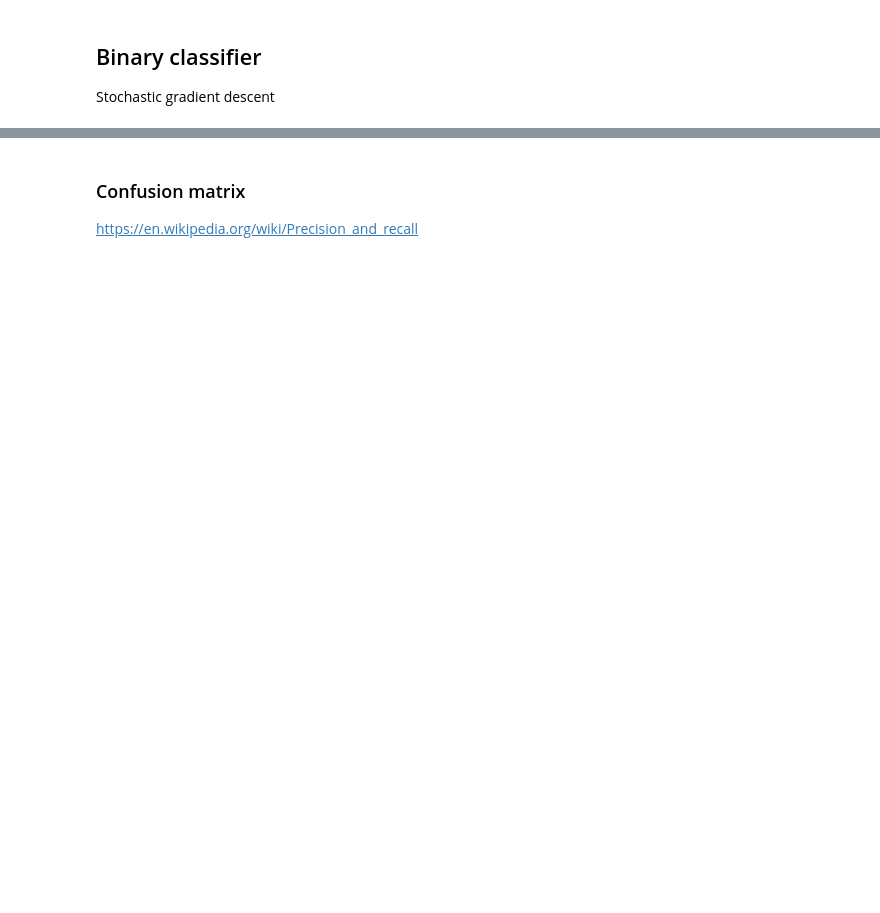
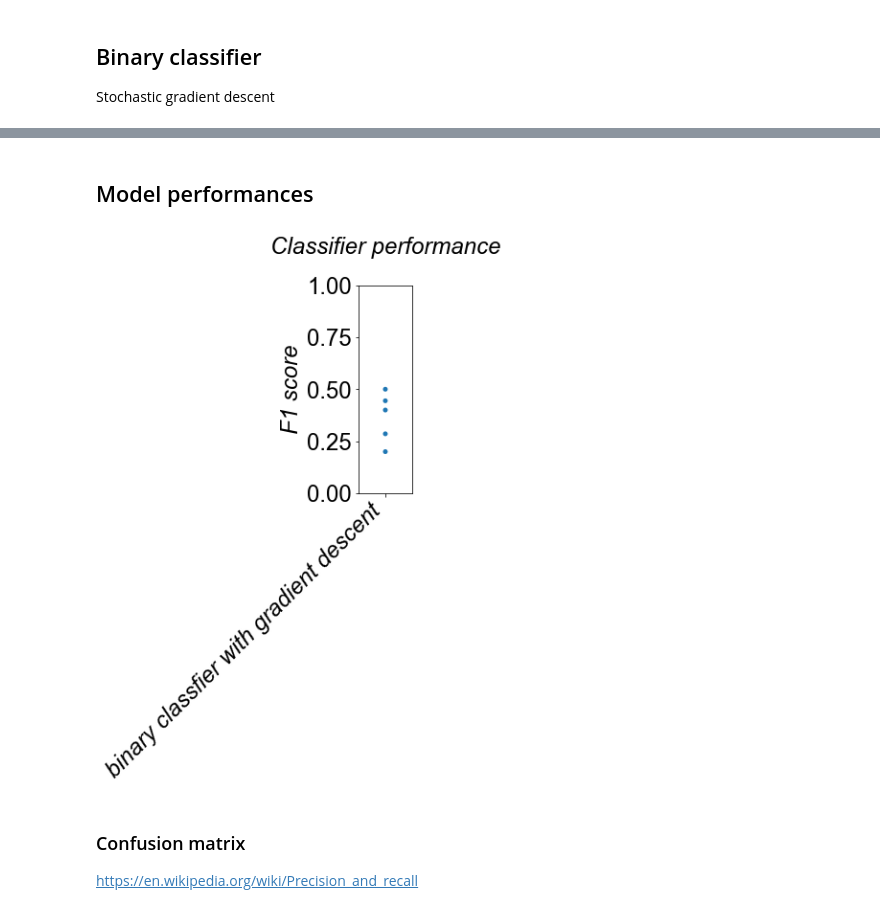
Before and after one commit to r5atom/Saturday-Datascience, a Jupyter notebook: code/classify-pictures.ipynb, the cells around one changed output, grey strips where cells are left out. Cells and saved outputs as stored; diff of their text form; code cells hidden in the pictures; blank space fills up the shorter version.

```diff
--- a/code/classify-pictures.ipynb
+++ b/code/classify-pictures.ipynb
@@ -269,3 +347,41 @@ y_train_pred = clf.predict(X_train)
+# %% [markdown]
+## Model performances
+# %%
+# plot f1
+k = 'cv f1'
+
+# counter for x-offset
+c=0
+
+# figure
+fig = plt.figure(figsize=[1,4])
+ax = fig.gca()
+xs = ys = [None]
+
+# loop over all models
+for name,res in models.items():
+
+    c+=1 # x-offset
+
+    score = res[k]
+
+    # add scores and offset to vectors
+    ys = pd.np.concatenate([ys,score])
+    xs = pd.np.concatenate([xs,pd.np.ones_like(score) * c])
+
+# actual plotting
+sns.swarmplot(x=xs, y=ys, ax=ax)
+# prettify
+ax.set_xticklabels(models.keys(), rotation=45, va='top', ha='right', style='italic')
+ax.set_ylim(bottom=0, top=1)
+ax.set_title('Classifier performance\n', style='italic')
+ax.set_ylabel('F1 score', style='italic')
+
+
+# save
+plt.savefig('../results/model-performance-classification.png', bbox_inches='tight', transparent=True)
+# %% [output]
+[figure, added]
 # %% [markdown]
 ### Confusion matrix
 https://en.wikipedia.org/wiki/Precision_and_recall
```
Also changed, not shown: parts of 25 cells of this notebook, 2 other files.
